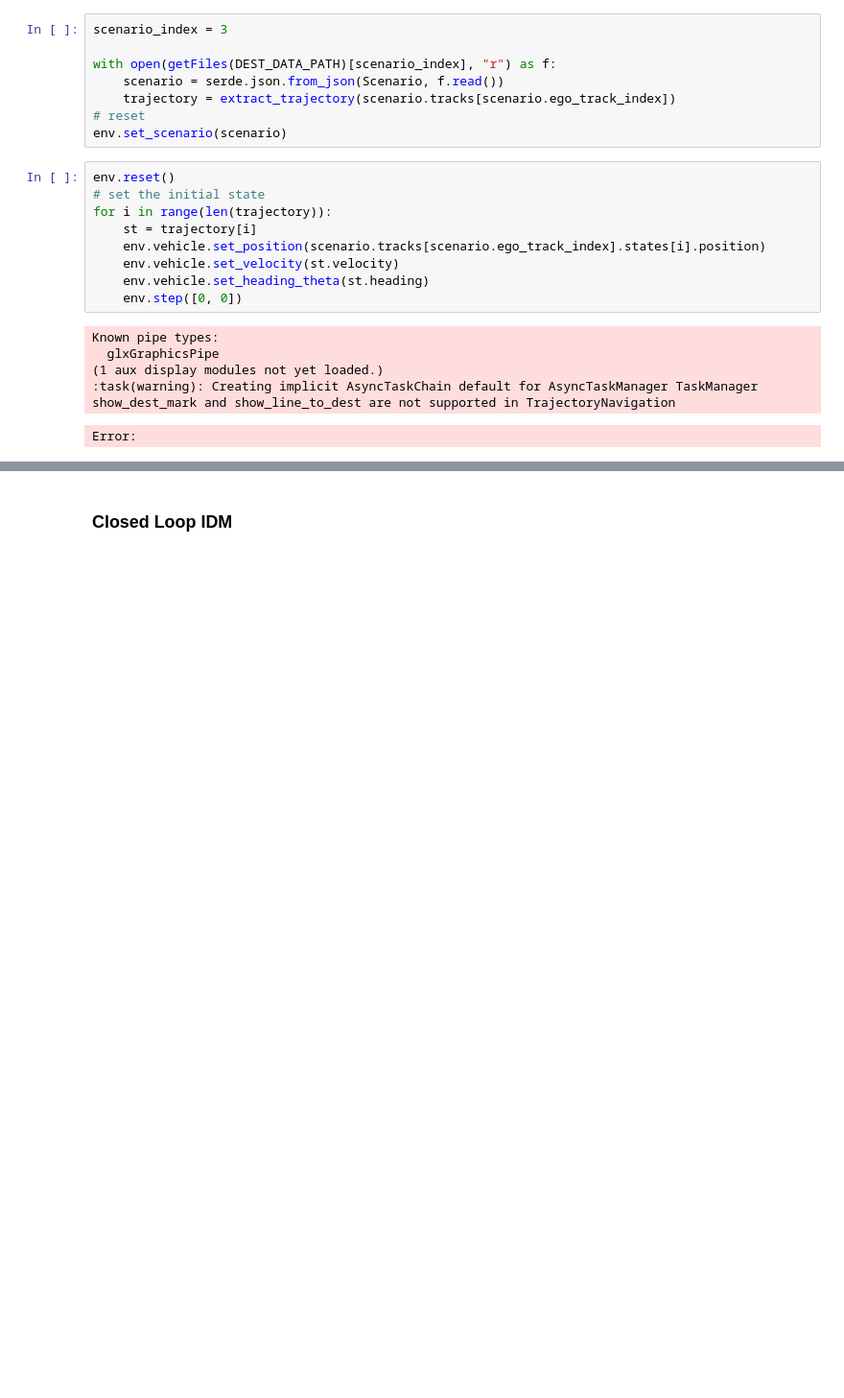
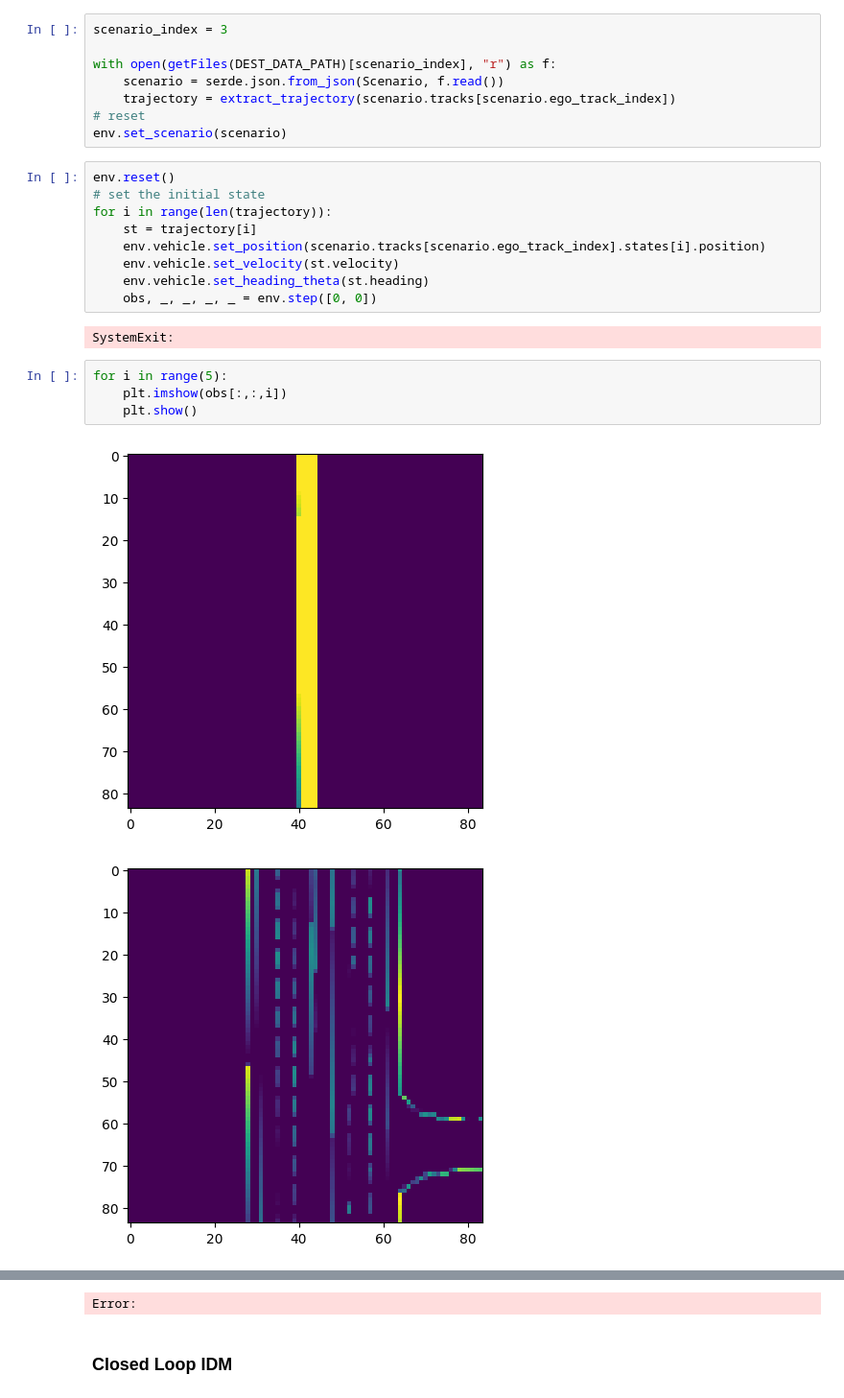
Before and after one commit to pimpale/metadrive-offline-rl-benchmark, a Jupyter notebook: generate_scenarios_waymo.ipynb, the cells around one changed output, grey strips where cells are left out. Shown: that part at 96% size. Saved outputs shown, nothing was run; the diff lists cells and outputs as text; blank space fills up the shorter version.

```diff
--- a/generate_scenarios_waymo.ipynb
+++ b/generate_scenarios_waymo.ipynb
@@ -80,11 +84,13 @@ for i in range(len(trajectory)):
     env.vehicle.set_position(scenario.tracks[scenario.ego_track_index].states[i].position)
     env.vehicle.set_velocity(st.velocity)
     env.vehicle.set_heading_theta(st.heading)
-    env.step([0, 0])
+    obs, _, _, _, _ = env.step([0, 0])
 # %% [output]
-Known pipe types:
-  glxGraphicsPipe
-(1 aux display modules not yet loaded.)
-:task(warning): Creating implicit AsyncTaskChain default for AsyncTaskManager TaskManager
-show_dest_mark and show_line_to_dest are not supported in TrajectoryNavigation
+SystemExit:
-Error:
+# %%
+for i in range(5):
+    plt.imshow(obs[:,:,i])
+    plt.show()
+# %% [output]
+[figure, added]
+[figure, added]
@@ -91,3 +100,4 @@ Error:
+Error:
 # %% [markdown]
 ### Closed Loop IDM
 # %%
```
Also changed, not shown: parts of 3 cells of this notebook, 2 other files.
